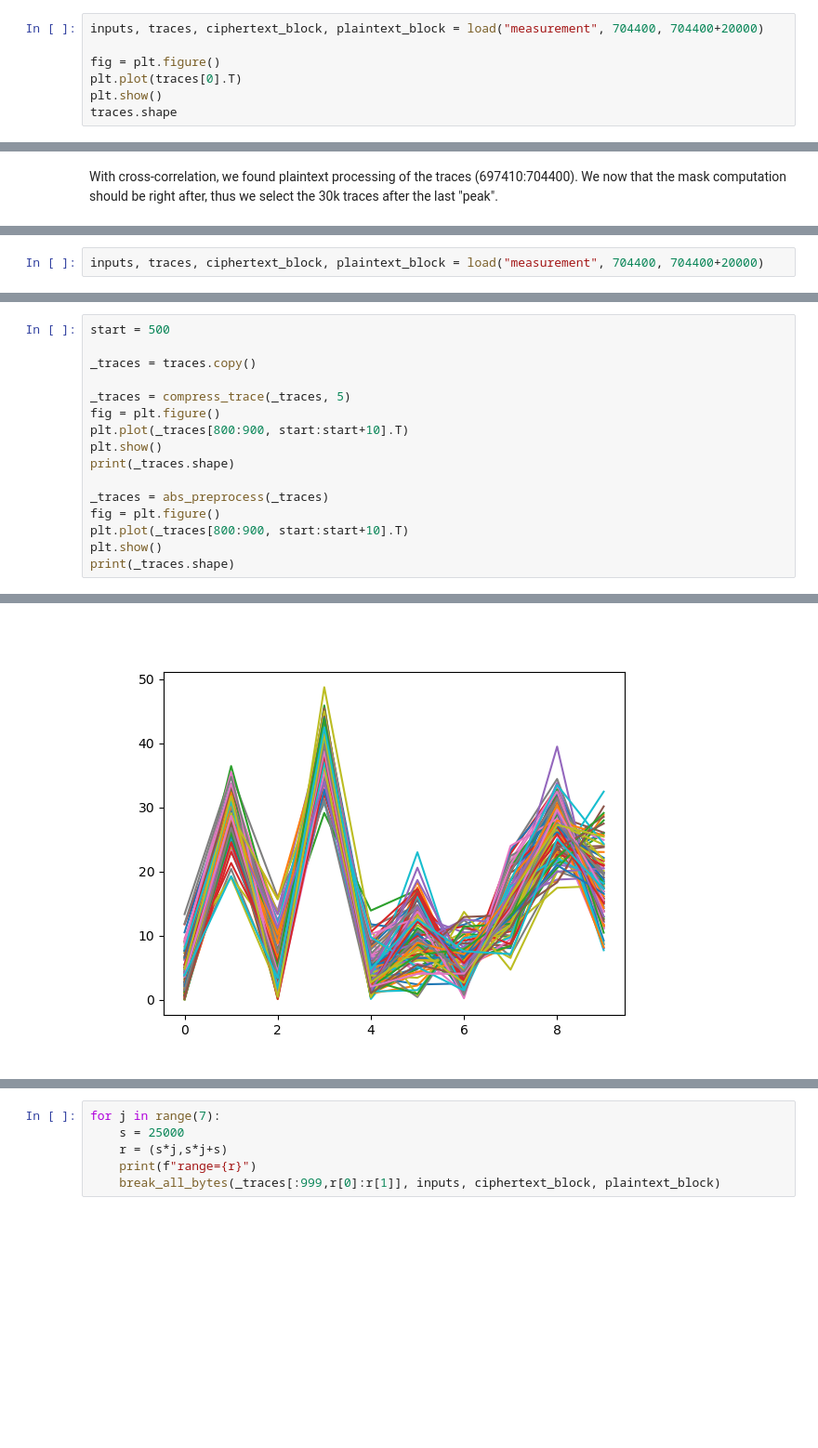
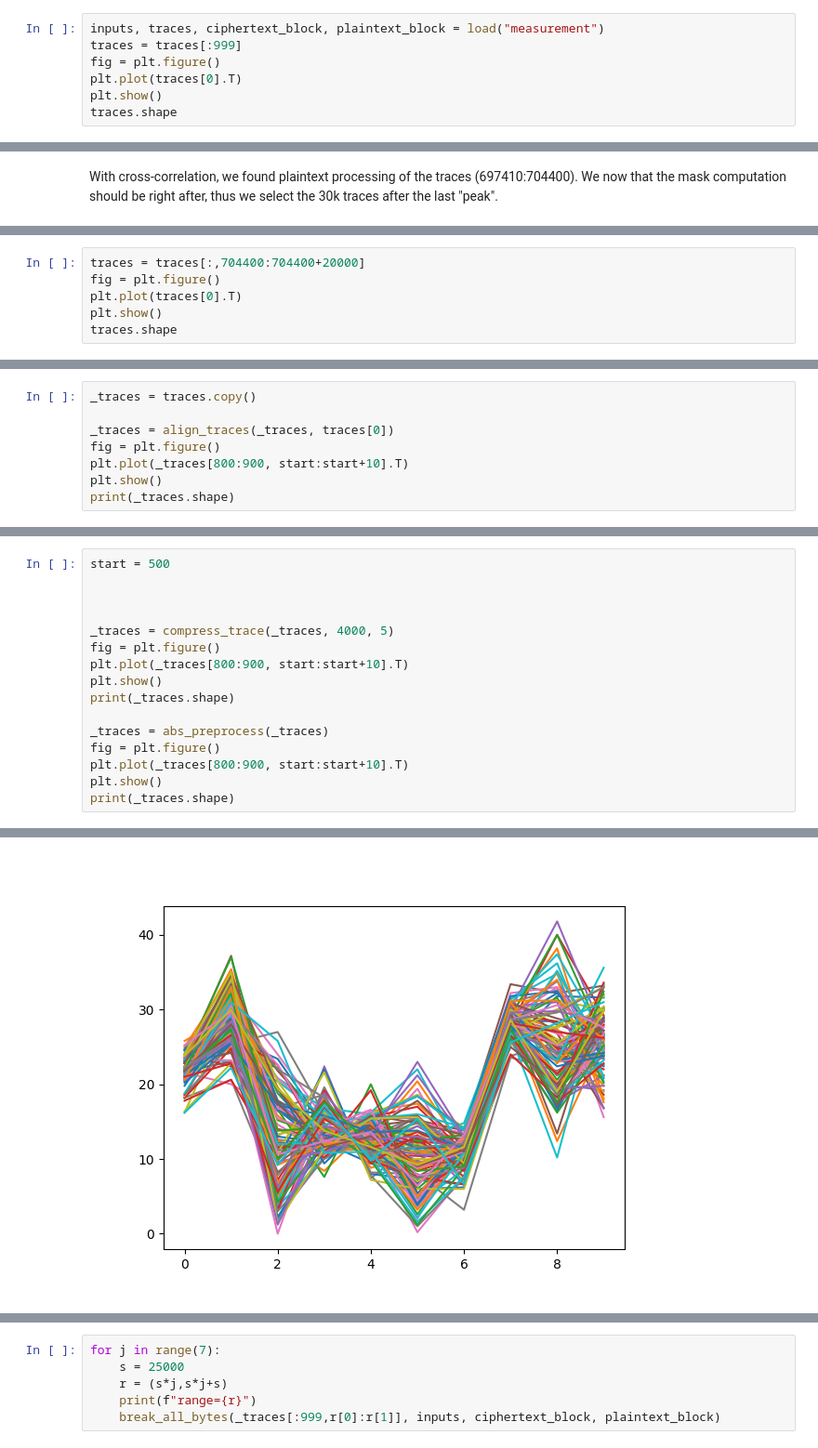
Before and after one commit to CyrilleStr/hardware-security, a Jupyter notebook: task4/task4.ipynb, the cells around one changed output, grey strips where cells are left out. Shown at 93% size. Cells and saved outputs as stored; diff of their text form; blank space fills up the shorter version.

```diff
--- a/task4/task4.ipynb
+++ b/task4/task4.ipynb
@@ -145,8 +145,8 @@ def break_all_bytes(traces, inputs, ciphertext_block, plaintext_block):
 # %% [markdown]
 ### 2. Normal DPA attack
 # %%
-inputs, traces, ciphertext_block, plaintext_block = load("measurement", 704400, 704400+20000)
-
+inputs, traces, ciphertext_block, plaintext_block = load("measurement")
+traces = traces[:999]
 fig = plt.figure()
 plt.plot(traces[0].T)
 plt.show()
@@ -187,2 +206,0 @@ plt.show()
-# %%
-inputs, traces, ciphertext_block, plaintext_block = load("measurement", 704400, 704400+20000)
@@ -217,0 +207,6 @@ def abs_preprocess(traces):
+# %%
+traces = traces[:,704400:704400+20000]
+fig = plt.figure()
+plt.plot(traces[0].T)
+plt.show()
+traces.shape
@@ -217,0 +229,8 @@ def abs_preprocess(traces):
+# %%
+_traces = traces.copy()
+
+_traces = align_traces(_traces, traces[0])
+fig = plt.figure()
+plt.plot(_traces[800:900, start:start+10].T)
+plt.show()
+print(_traces.shape)
@@ -218,9 +241,9 @@ def abs_preprocess(traces):
 # %%
 start = 500
 
-_traces = traces.copy()
 
-_traces = compress_trace(_traces, 5)
+
+_traces = compress_trace(_traces, 4000, 5)
 fig = plt.figure()
 plt.plot(_traces[800:900, start:start+10].T)
 plt.show()
@@ -237 +260 @@ print(_traces.shape)
-[figure, old version]
+[figure, new version]
```
Also changed, not shown: parts of 15 cells of this notebook.
